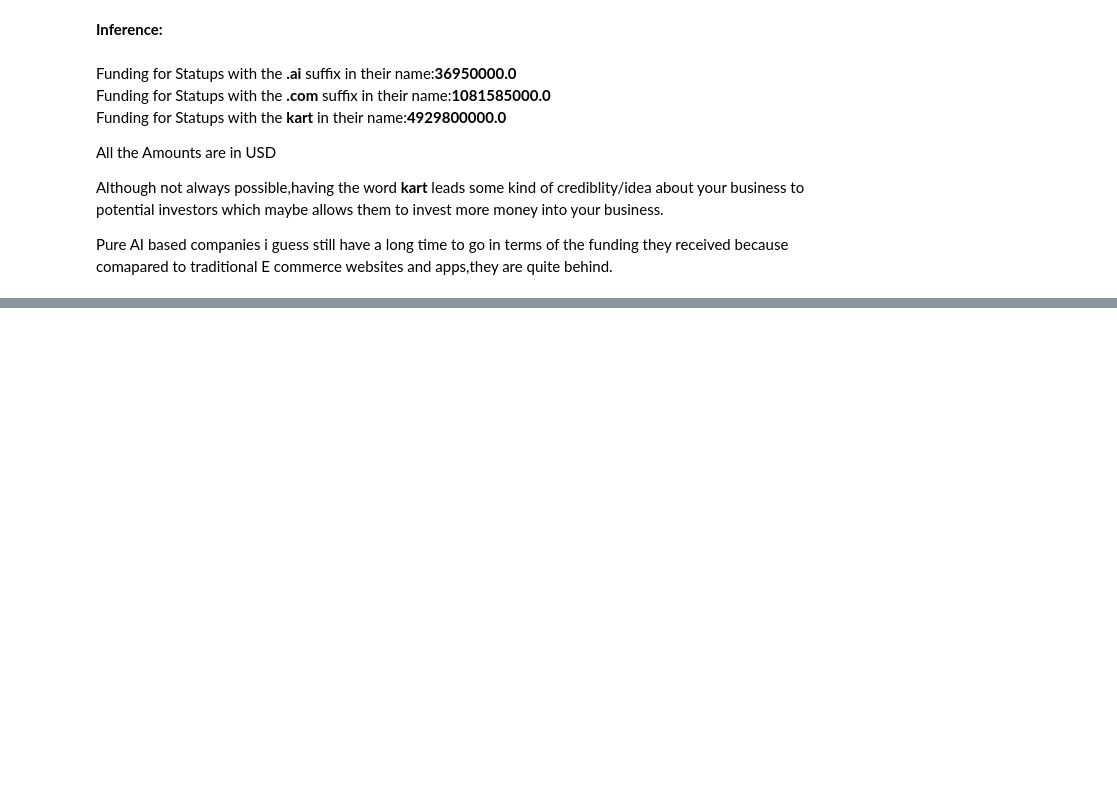
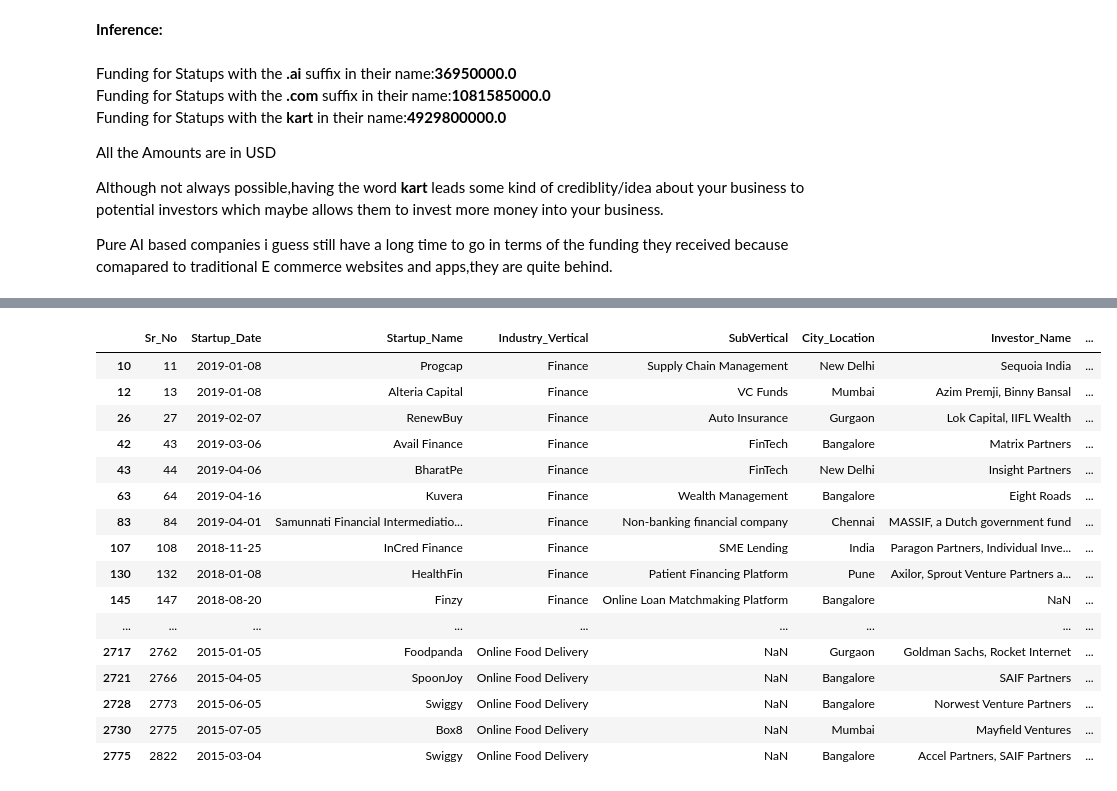
Before and after one commit to blaine12100/Indian-Startup-Funding-Analysis, a Jupyter notebook: Indian Startup Funding Insights.ipynb, the cells around one changed output, grey strips where cells are left out. Cells and saved outputs as stored; diff of their text form; code cells hidden in the pictures; blank space fills up the shorter version.

```diff
--- a/Indian Startup Funding Insights.ipynb
+++ b/Indian Startup Funding Insights.ipynb
@@ -573,0 +579,22 @@ The above names should be enough for me to try our hypothesis
+# %%
+'''In may cases,the same business can be categorized into several types.Hence we do not change the verticals too much.Although we can it would end up removing the uniqueness of the Industry if say we categorize Ed-Tech,Fin-Tech etc as a single industry wherein they all are separate industries altogether.'''
+
+startup_data.loc[(startup_data.Industry_Vertical=="Online Food Delivery")|(startup_data.Industry_Vertical=="Food Delivery Platform")|(startup_data.Industry_Vertical=="Food & Beverages")|(startup_data.Industry_Vertical=="Food and Beverages")|(startup_data.Industry_Vertical=="Finance")]
+# %% [output]
+|  | Sr_No | Startup_Date | Startup_Name | Industry_Vertical | SubVertical | City_Location | Investor_Name | ... |
+| 10 | 11 | 2019-01-08 | Progcap | Finance | Supply Chain Management | New Delhi | Sequoia India | ... |
+| 12 | 13 | 2019-01-08 | Alteria Capital | Finance | VC Funds | Mumbai | Azim Premji, Binny Bansal | ... |
+| 26 | 27 | 2019-02-07 | RenewBuy | Finance | Auto Insurance | Gurgaon | Lok Capital, IIFL Wealth | ... |
+| 42 | 43 | 2019-03-06 | Avail Finance | Finance | FinTech | Bangalore | Matrix Partners | ... |
+| 43 | 44 | 2019-04-06 | BharatPe | Finance | FinTech | New Delhi | Insight Partners | ... |
+| 63 | 64 | 2019-04-16 | Kuvera | Finance | Wealth Management | Bangalore | Eight Roads | ... |
+| 83 | 84 | 2019-04-01 | Samunnati Financial Intermediatio... | Finance | Non-banking financial company | Chennai | MASSIF, a Dutch government fund | ... |
+| 107 | 108 | 2018-11-25 | InCred Finance | Finance | SME Lending | India | Paragon Partners, Individual Inve... | ... |
+| 130 | 132 | 2018-01-08 | HealthFin | Finance | Patient Financing Platform | Pune | Axilor, Sprout Venture Partners a... | ... |
+| 145 | 147 | 2018-08-20 | Finzy | Finance | Online Loan Matchmaking Platform | Bangalore | NaN | ... |
+| ... | ... | ... | ... | ... | ... | ... | ... | ... |
+| 2717 | 2762 | 2015-01-05 | Foodpanda | Online Food Delivery | NaN | Gurgaon | Goldman Sachs, Rocket Internet | ... |
+| 2721 | 2766 | 2015-04-05 | SpoonJoy | Online Food Delivery | NaN | Bangalore | SAIF Partners | ... |
+| 2728 | 2773 | 2015-06-05 | Swiggy | Online Food Delivery | NaN | Bangalore | Norwest Venture Partners | ... |
+| 2730 | 2775 | 2015-07-05 | Box8 | Online Food Delivery | NaN | Mumbai | Mayfield Ventures | ... |
+| 2775 | 2822 | 2015-03-04 | Swiggy | Online Food Delivery | NaN | Bangalore | Accel Partners, SAIF Partners | ... |
```
Also changed, not shown: parts of 34 cells of this notebook.
